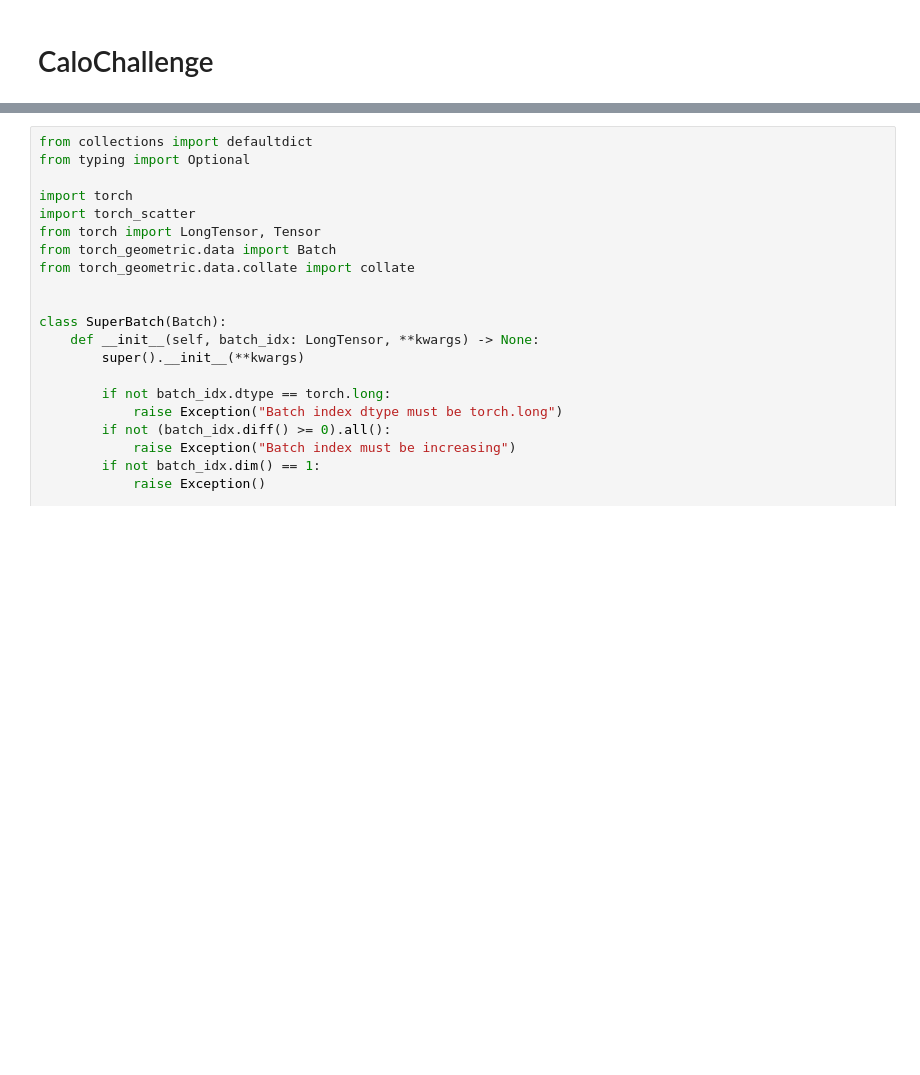
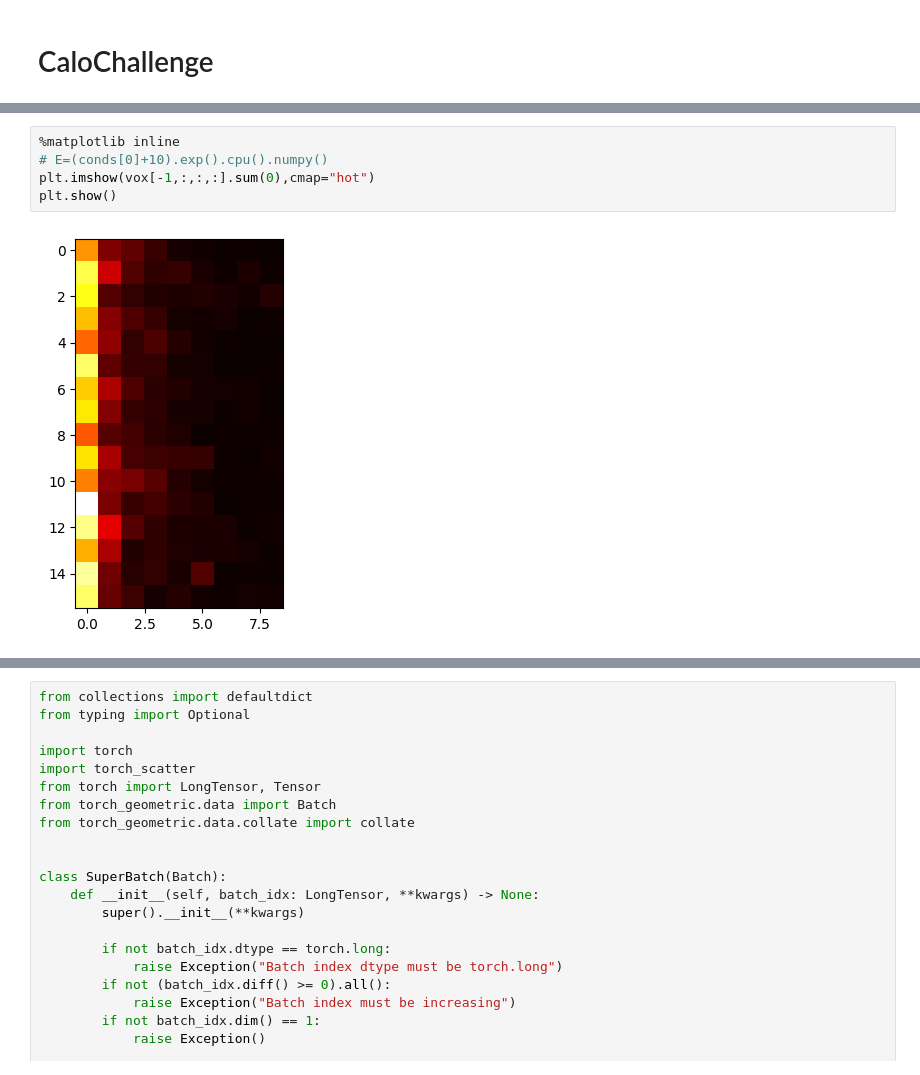
Before and after one commit to kaechb/MDMA, a Jupyter notebook: notebooks/results_calo.ipynb, the cells around one changed output, grey strips where cells are left out. Drawn from its saved outputs; the diff is of its cells as text; blank space fills up the shorter version.

```diff
--- a/notebooks/results_calo.ipynb
+++ b/notebooks/results_calo.ipynb
@@ -120 +148,8 @@ for fake,mask,cond,real in zip(fake_pc,masks,conds,reals_pc):
+# %%
+%matplotlib inline
+# E=(conds[0]+10).exp().cpu().numpy()
+plt.imshow(vox[-1,:,:,:].sum(0),cmap="hot")
+plt.show()
+# %% [output]
+[figure, added]
 # %%
```
Also changed, not shown: parts of 18 cells of this notebook, 15 other files.
